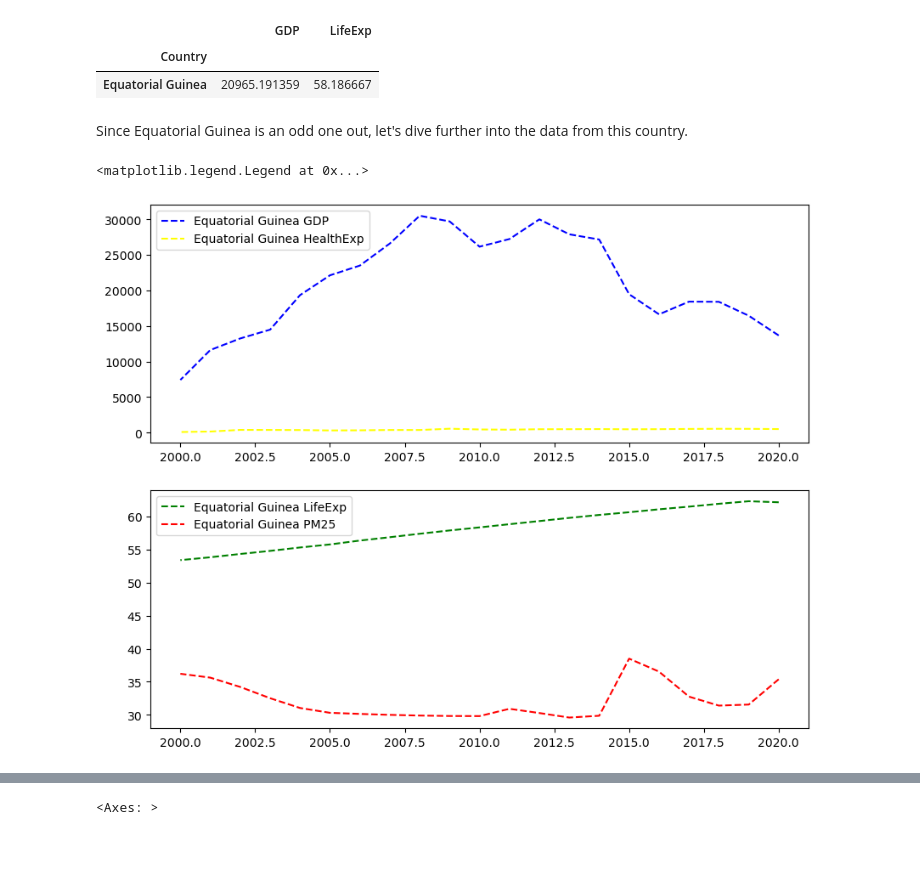
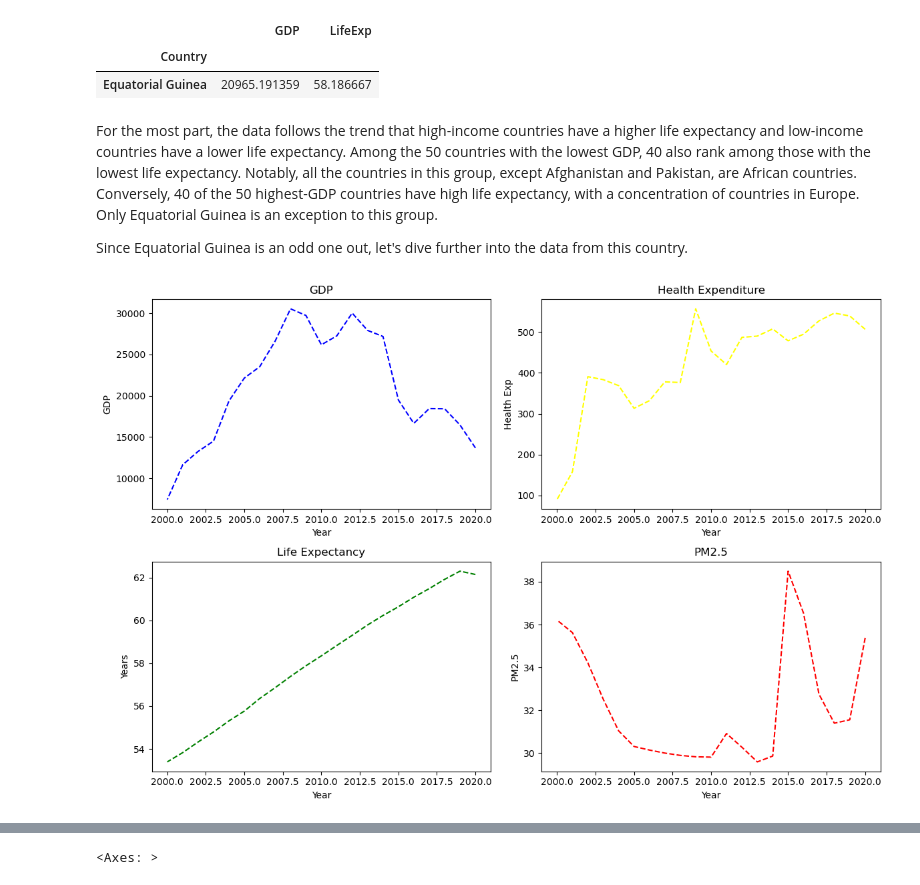
Before and after one commit to Gskakar/Mini_Project_195, a Jupyter notebook: 195_EDA.ipynb, the cells around one changed output, grey strips where cells are left out. Cells and saved outputs as stored; diff of their text form; code cells hidden in the pictures; blank space fills up the shorter version.

```diff
--- a/195_EDA.ipynb
+++ b/195_EDA.ipynb
@@ -315,26 +283,50 @@ high_GDP_low_life_exp
 |  | GDP | LifeExp |
 | Country |  |  |
 | Equatorial Guinea | 20965.191359 | 58.186667 |
-# %% [markdown]
-Since Equatorial Guinea is an odd one out, let's dive further into the data from this country.
+# %% [markdown]
+For the most part, the data follows the trend that high-income countries have a higher life expectancy and low-income countries have a lower life expectancy. Among the 50 countries with the lowest GDP, 40 also rank among those with the lowest life expectancy. Notably, all the countries in this group, except Afghanistan and Pakistan, are African countries. Conversely, 40 of the 50 highest-GDP countries have high life expectancy, with a concentration of countries in Europe. Only Equatorial Guinea is an exception to this group.
+
+Since Equatorial Guinea is an odd one out, let's dive further into the data from this country.
 # %%
 x = data["Year"].unique()
 
-fig, (ax1, ax2) = plt.subplots(2, 1, figsize=(10, 8))
+fig, axs = plt.subplots(2, 2, figsize=(12, 8))
+
+ax1 = axs[0, 0]
+ax2 = axs[0, 1]
+ax3 = axs[1, 0]
+ax4 = axs[1, 1]
 
 y5 = data.loc[data["Country"] == "Equatorial Guinea", "GDP"]
 y6 = data.loc[data["Country"] == "Equatorial Guinea", "LifeExp"]
 y7 = data.loc[data["Country"] == "Equatorial Guinea", "PM25"]
 y8 = data.loc[data["Country"] == "Equatorial Guinea", "HealthExp"]
 
+# GDP
+ax1.plot(x, y5, label='Equatorial Guinea GDP', linestyle='--', color='blue')
+ax1.set_title("GDP")
+ax1.set_xlabel("Year")
+ax1.set_ylabel("GDP")
 
-ax1.plot(x, y5, label='Equatorial Guinea GDP', linestyle='--', color='blue')
-ax1.plot(x, y8, label='Equatorial Guinea HealthExp', linestyle='--', color='yellow')
-ax1.legend()
+# HealthExp
+ax2.plot(x, y8, label='Equatorial Guinea HealthExp', linestyle='--', color='yellow')
+ax2.set_title("Health Expenditure")
+ax2.set_xlabel("Year")
+ax2.set_ylabel("Health Exp")
 
-ax2.plot(x, y6, label='Equatorial Guinea LifeExp', linestyle='--', color='green')
-ax2.plot(x, y7, label='Equatorial Guinea PM25', linestyle='--', color='red')
-ax2.legend()
+# LifeExp
+ax3.plot(x, y6, label='Equatorial Guinea LifeExp', linestyle='--', color='green')
+ax3.set_title("Life Expectancy")
+ax3.set_xlabel("Year")
+ax3.set_ylabel("Years")
+
+# PM25
+ax4.plot(x, y7, label='Equatorial Guinea PM25', linestyle='--', color='red')
+ax4.set_title("PM2.5")
+ax4.set_xlabel("Year")
+ax4.set_ylabel("PM2.5")
+
+plt.tight_layout()
+plt.show()
 # %% [output]
-<matplotlib.legend.Legend at 0x...>
-[figure, old version]
+[figure, new version]
```
Also changed, not shown: parts of 26 cells of this notebook.
